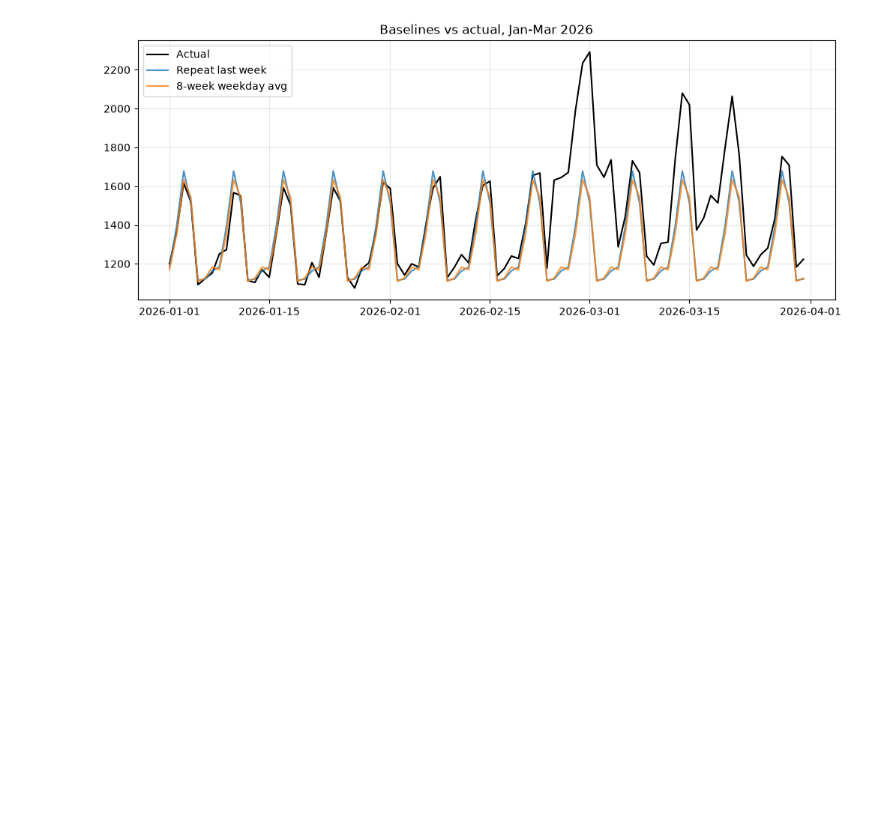
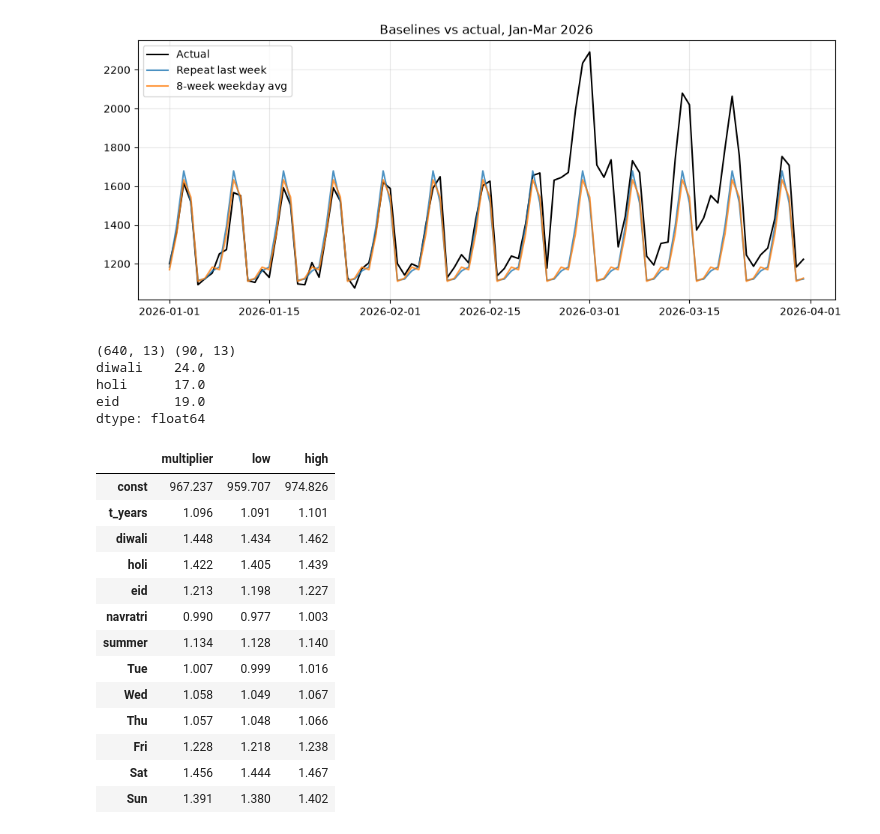
Before and after one commit to gauriverse/StockWise, a Jupyter notebook: notebooks/03_forecasting.ipynb, the cells around one changed output. Cells and saved outputs as stored; diff of their text form; code cells hidden in the pictures; blank space fills up the shorter version.

```diff
--- a/notebooks/03_forecasting.ipynb
+++ b/notebooks/03_forecasting.ipynb
@@ -81,3 +81,59 @@ fig.savefig(ROOT / "images" / "06_baselines.png", dpi=150, bbox_inches="tight")
 plt.show()
 # %% [output]
 [figure]
+# %%
+import statsmodels.api as sm
+
+festivals = {
+    "diwali": [("2024-10-22", "2024-11-02"), ("2025-10-10", "2025-10-21")],
+    "holi":   [("2025-02-26", "2025-03-14"), ("2026-02-24", "2026-03-04")],
+    "eid":    [("2024-04-01", "2024-04-11"), ("2025-03-24", "2025-03-31"),
+               ("2026-03-13", "2026-03-21")],
+    "navratri": [("2024-10-03", "2024-10-12"), ("2025-09-22", "2025-10-01")],
+}
+day_names = ["Mon", "Tue", "Wed", "Thu", "Fri", "Sat", "Sun"]
+
+def make_features(idx):
+    X = pd.DataFrame(index=idx)
+    X["t_years"] = (idx - pd.Timestamp("2024-04-01")).days / 365
+    for name, windows in festivals.items():
+        X[name] = 0
+        for start, end in windows:
+            X.loc[(idx >= start) & (idx <= end), name] = 1
+    X["summer"] = idx.month.isin([4, 5, 6]).astype(int)
+    for d in range(1, 7):
+        X[day_names[d]] = (idx.dayofweek == d).astype(int)
+    return sm.add_constant(X.astype(float), has_constant="add")
+
+X_train, X_test = make_features(train.index), make_features(test.index)
+print(X_train.shape, X_test.shape)
+print(X_train[["diwali", "holi", "eid"]].sum())
+# %% [output]
+(640, 13) (90, 13)
+diwali    24.0
+holi      17.0
+eid       19.0
+dtype: float64
+# %%
+model = sm.GLM(train.astype(float).values, X_train, family=sm.families.Poisson()).fit()
+
+ci = model.conf_int()
+coef = pd.DataFrame({"multiplier": np.exp(model.params),
+                     "low": np.exp(ci.iloc[:, 0]),
+                     "high": np.exp(ci.iloc[:, 1])}).round(3)
+coef
+# %% [output]
+|  | multiplier | low | high |
+| const | 967.237 | 959.707 | 974.826 |
+| t_years | 1.096 | 1.091 | 1.101 |
+| diwali | 1.448 | 1.434 | 1.462 |
+| holi | 1.422 | 1.405 | 1.439 |
+| eid | 1.213 | 1.198 | 1.227 |
+| navratri | 0.990 | 0.977 | 1.003 |
+| summer | 1.134 | 1.128 | 1.140 |
+| Tue | 1.007 | 0.999 | 1.016 |
+| Wed | 1.058 | 1.049 | 1.067 |
+| Thu | 1.057 | 1.048 | 1.066 |
+| Fri | 1.228 | 1.218 | 1.238 |
+| Sat | 1.456 | 1.444 | 1.467 |
+| Sun | 1.391 | 1.380 | 1.402 |
```
Also changed, not shown: parts of 2 cells of this notebook, 1 other file.
